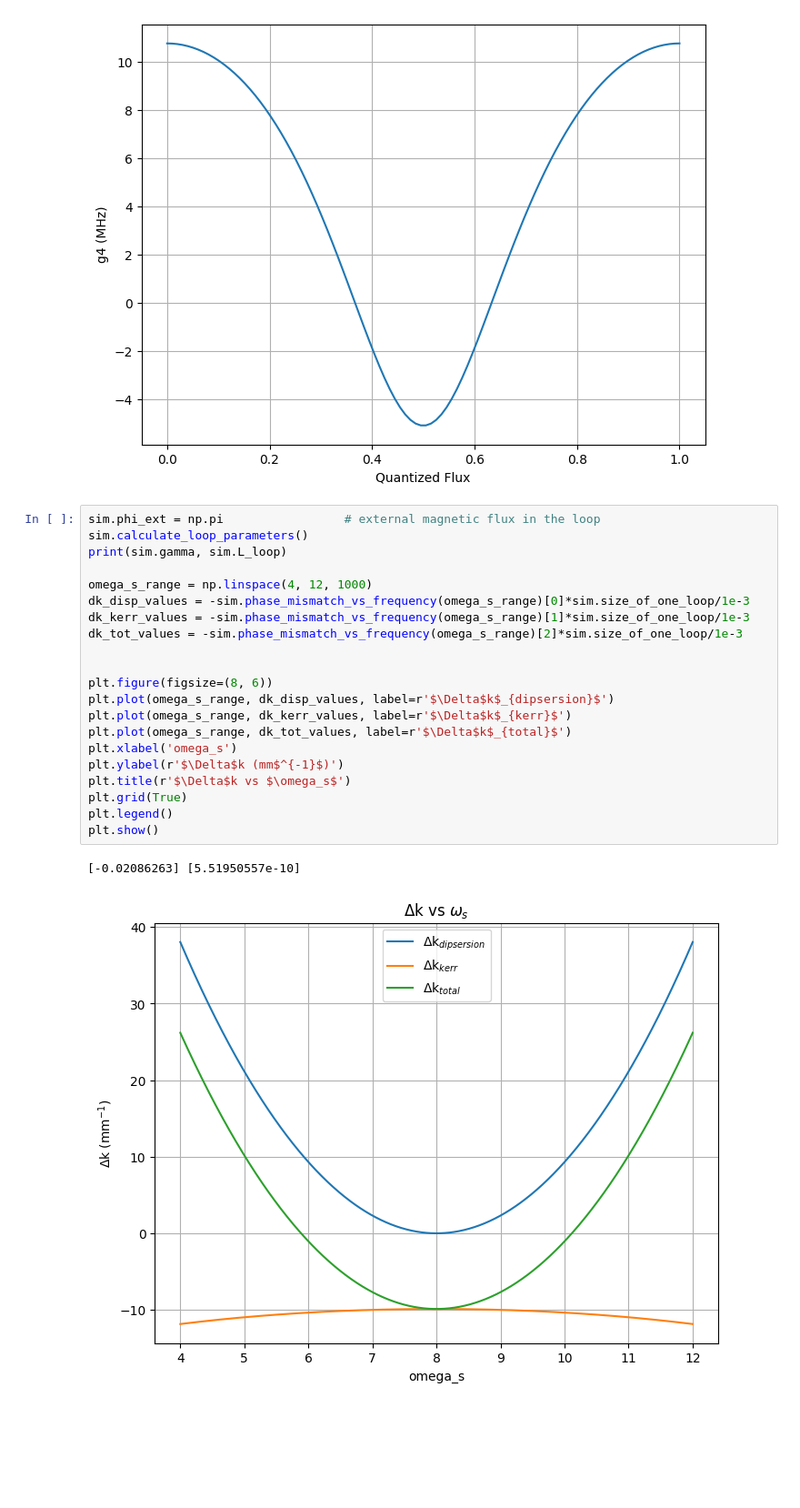
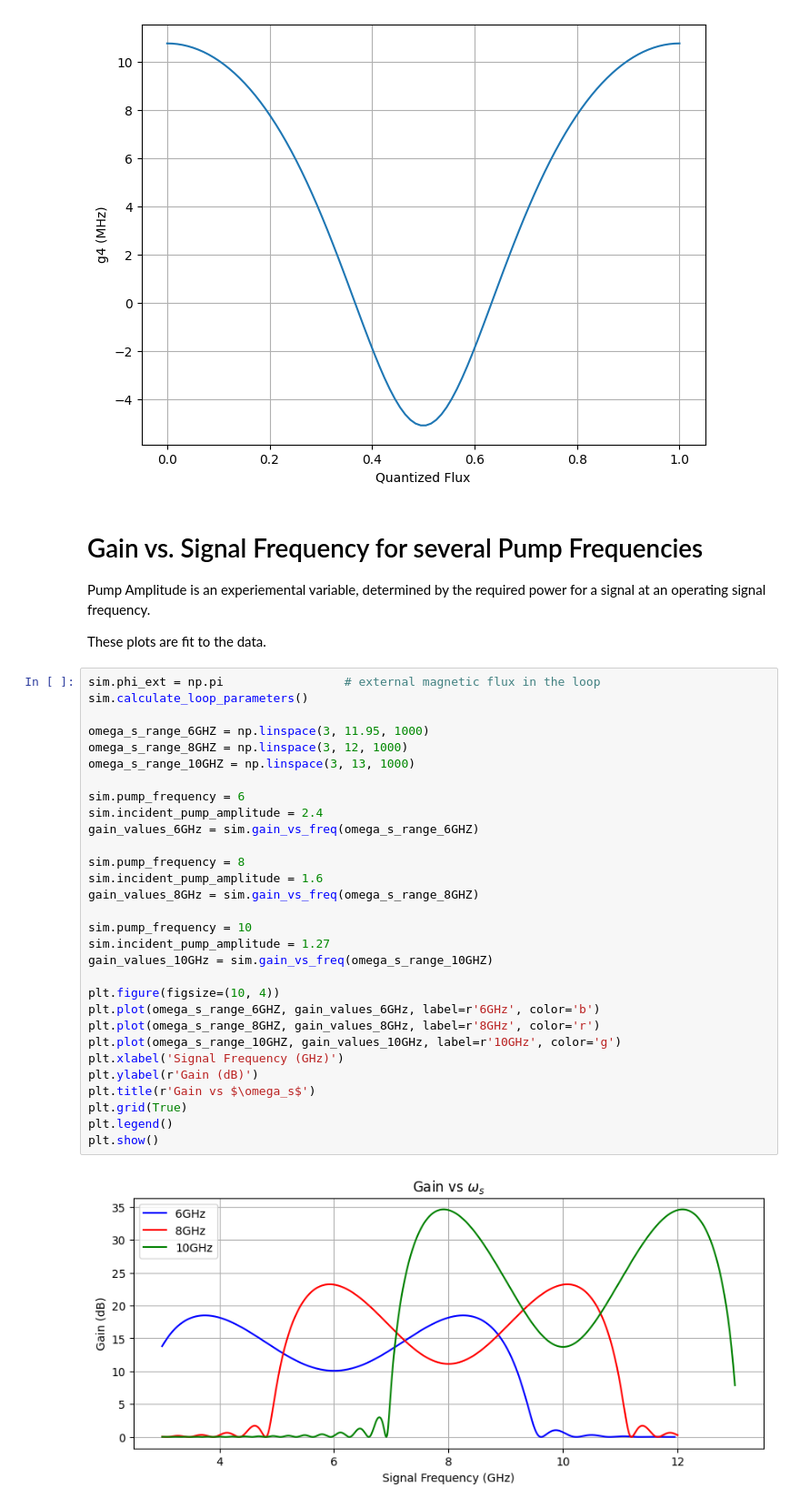
Before and after one commit to eliaslehman/AQT, a Jupyter notebook: Reverse Kerr Simulation.ipynb, the cells around one changed output. Shown at 91% size. Saved outputs shown, nothing was run; the diff lists cells and outputs as text; blank space fills up the shorter version.

```diff
--- a/Reverse Kerr Simulation.ipynb
+++ b/Reverse Kerr Simulation.ipynb
@@ -265,27 +286,41 @@ flux_range = np.linspace(0,1,100)
 sim.plot_g4_vs_flux(flux_range)
 # %% [output]
 [figure]
+# %% [markdown]
+# Gain vs. Signal Frequency for several Pump Frequencies
+
+Pump Amplitude is an experiemental variable, determined by the required power for a signal at an operating signal frequency.
+
+These plots are fit to the data.
 # %%
 sim.phi_ext = np.pi					# external magnetic flux in the loop
 sim.calculate_loop_parameters()
-print(sim.gamma, sim.L_loop)
 
-omega_s_range = np.linspace(4, 12, 1000)
-dk_disp_values = -sim.phase_mismatch_vs_frequency(omega_s_range)[0]*sim.size_of_one_loop/1e-3
-dk_kerr_values = -sim.phase_mismatch_vs_frequency(omega_s_range)[1]*sim.size_of_one_loop/1e-3
-dk_tot_values = -sim.phase_mismatch_vs_frequency(omega_s_range)[2]*sim.size_of_one_loop/1e-3
+omega_s_range_6GHZ = np.linspace(3, 11.95, 1000)
+omega_s_range_8GHZ = np.linspace(3, 12, 1000)
+omega_s_range_10GHZ = np.linspace(3, 13, 1000)
 
+sim.pump_frequency = 6
+sim.incident_pump_amplitude = 2.4
+gain_values_6GHz = sim.gain_vs_freq(omega_s_range_6GHZ)
 
-plt.figure(figsize=(8, 6))
-plt.plot(omega_s_range, dk_disp_values, label=r'$\Delta$k$_{dipsersion}$')
-plt.plot(omega_s_range, dk_kerr_values, label=r'$\Delta$k$_{kerr}$')
-plt.plot(omega_s_range, dk_tot_values, label=r'$\Delta$k$_{total}$')
-plt.xlabel('omega_s')
-plt.ylabel(r'$\Delta$k (mm$^{-1}$)')
-plt.title(r'$\Delta$k vs $\omega_s$')
+sim.pump_frequency = 8
+sim.incident_pump_amplitude = 1.6
+gain_values_8GHz = sim.gain_vs_freq(omega_s_range_8GHZ)
+
+sim.pump_frequency = 10
+sim.incident_pump_amplitude = 1.27
+gain_values_10GHz = sim.gain_vs_freq(omega_s_range_10GHZ)
+
+plt.figure(figsize=(10, 4))
+plt.plot(omega_s_range_6GHZ, gain_values_6GHz, label=r'6GHz', color='b')
+plt.plot(omega_s_range_8GHZ, gain_values_8GHz, label=r'8GHz', color='r')
+plt.plot(omega_s_range_10GHZ, gain_values_10GHz, label=r'10GHz', color='g')
+plt.xlabel('Signal Frequency (GHz)')
+plt.ylabel(r'Gain (dB)')
+plt.title(r'Gain vs $\omega_s$')
 plt.grid(True)
 plt.legend()
 plt.show()
 # %% [output]
-[-0.02086263] [5.51950557e-10]
-[figure, old version]
+[figure, new version]
```
Also changed, not shown: parts of 34 cells of this notebook, 24 other files.
